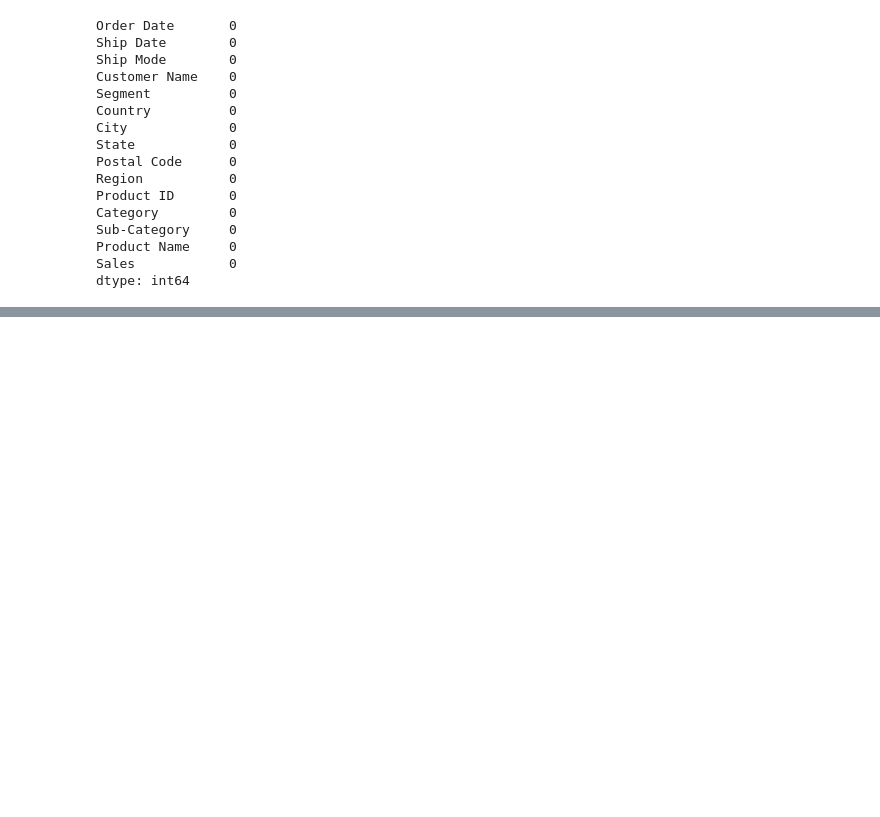
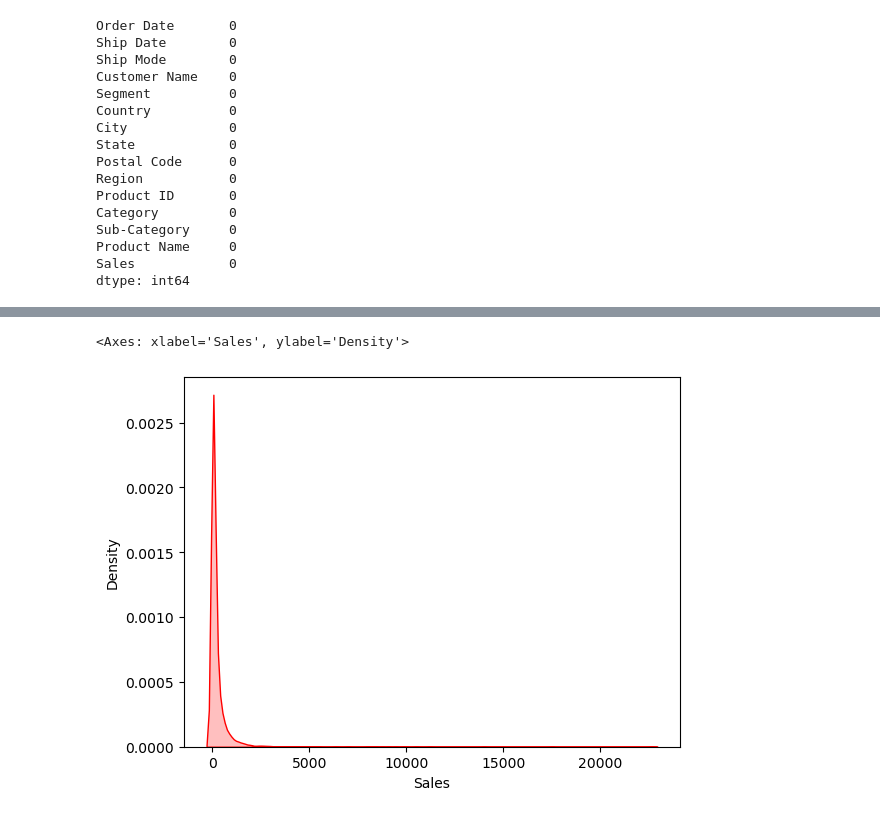
Before and after one commit to Abednego-py/Intro-to-numpy-and-pandas, a Jupyter notebook: Intro to Numpy and Pandas.ipynb, the cells around one changed output, grey strips where cells are left out. Drawn from its saved outputs; the diff is of its cells as text; code cells hidden in the pictures; blank space fills up the shorter version.

```diff
--- a/Intro to Numpy and Pandas.ipynb
+++ b/Intro to Numpy and Pandas.ipynb
@@ -687,0 +711,5 @@ dtype: int64
+# %%
+sb.kdeplot(data=ss_df['Sales'], color='red', fill=True)
+# %% [output]
+<Axes: xlabel='Sales', ylabel='Density'>
+[figure, added]
```
Also changed, not shown: parts of 41 cells of this notebook, 1 other file.
